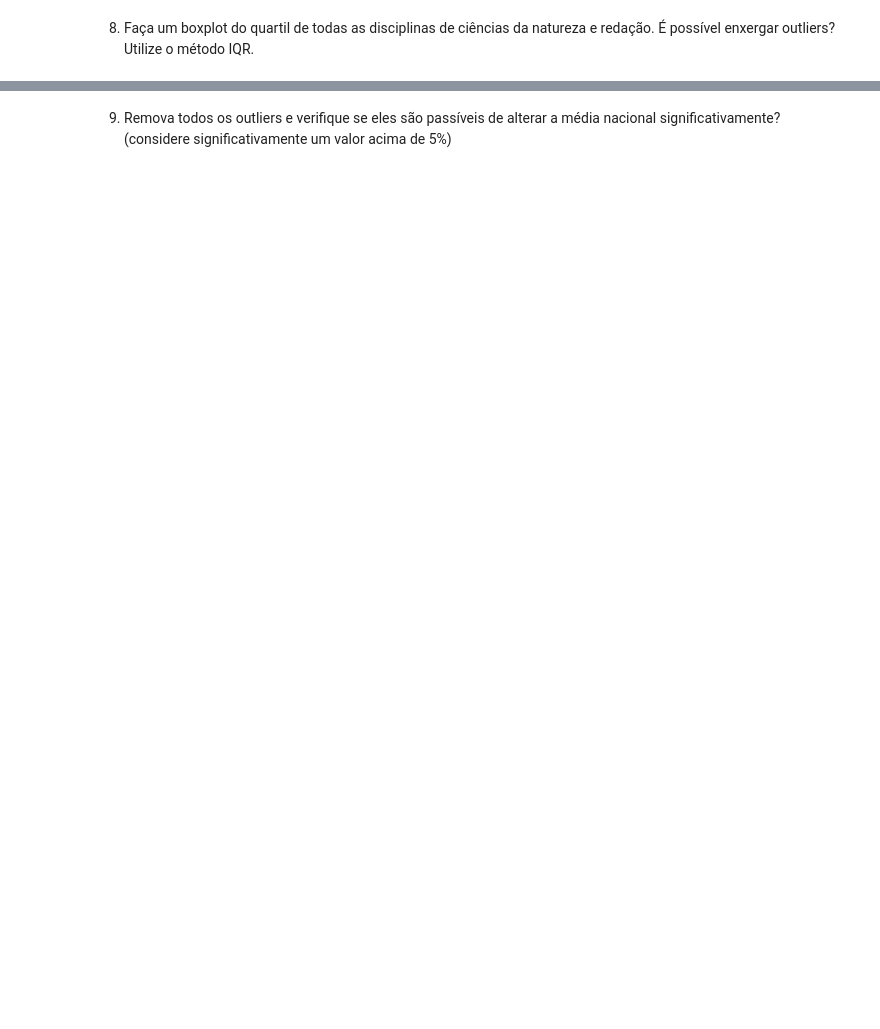
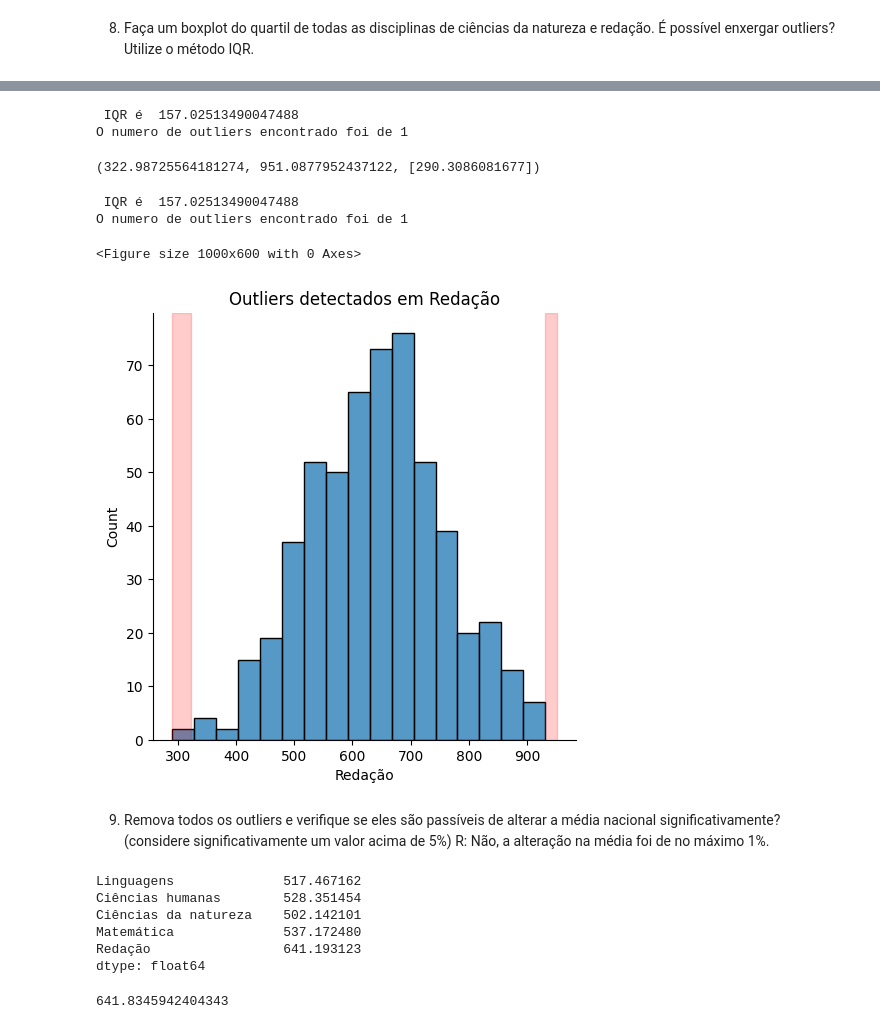
Before and after one commit to juh-rr/exercicio-estatistica, a Jupyter notebook: questoes.ipynb, the cells around one changed output, grey strips where cells are left out. Cells and saved outputs as stored; diff of their text form; code cells hidden in the pictures; blank space fills up the shorter version.

```diff
--- a/questoes.ipynb
+++ b/questoes.ipynb
@@ -270,0 +271,19 @@ Text(0.5, 1.0, 'Boxplot: Ciências da natureza')
+# %%
+def find_outlier_iqr(dataset, colname):
+    q25, q75 = np.quantile(dataset[colname], 0.25), np.quantile(dataset[colname], 0.75)
+    # calcula  IQR
+    iqr = q75 - q25
+    # calcula outlier cutoff
+    cut_off = iqr * 1.5
+    # calcula margens inferiores, lower e superiores upper
+    lower, upper = q25 - cut_off, q75 + cut_off
+    print(' IQR é ',iqr)
+   # print('Valor minimo', lower)
+   # print('Valor maximo', upper)
+    outliers = []
+
+    for i in dataset[colname].values:
+      if((i > upper)or(i < lower)):
+        outliers.append(i)
+    print('O numero de outliers encontrado foi de', len(outliers))
+    return lower, upper, outliers
@@ -271,4 +328,33 @@ Text(0.5, 1.0, 'Boxplot: Ciências da natureza')
+# %%
+find_outlier_iqr(enem_tendencias, "Redação")
+# %% [output]
+ IQR é  157.02513490047488
+O numero de outliers encontrado foi de 1
+(322.98725564181274, 951.0877952437122, [290.3086081677])
+# %%
+lower, upper, out =  find_outlier_iqr(enem_tendencias, "Redação")
+if (len(out) > 0):
+   plt.figure(figsize = (10,6))
+   sns.displot(enem_tendencias["Redação"], kde=False)
+   plt.axvspan(xmin = lower,xmax= enem_tendencias["Redação"].min(),alpha=0.2, color='red')
+   plt.axvspan(xmin = upper,xmax= enem_tendencias["Redação"].max(),alpha=0.2, color='red')
+   plt.title("Outliers detectados em {}".format("Redação"))
+# %% [output]
+ IQR é  157.02513490047488
+O numero de outliers encontrado foi de 1
+<Figure size 1000x600 with 0 Axes>
+[figure, added]
 # %% [markdown]
 9. Remova todos os outliers e verifique se eles são passíveis de alterar a
 média nacional significativamente? (considere significativamente um
 valor acima de 5%)
+R: Não, a alteração na média foi de no máximo 1%.
+# %%
+enem_tendencias.mean()
+# %% [output]
+Linguagens              517.467162
+Ciências humanas        528.351454
+Ciências da natureza    502.142101
+Matemática              537.172480
+Redação                 641.193123
+dtype: float64
@@ -274,0 +365,4 @@ valor acima de 5%)
+# %%
+enem_outlier_redacao["Redação"].mean()
+# %% [output]
+641.8345942404343
```
Also changed, not shown: parts of 45 cells of this notebook.
